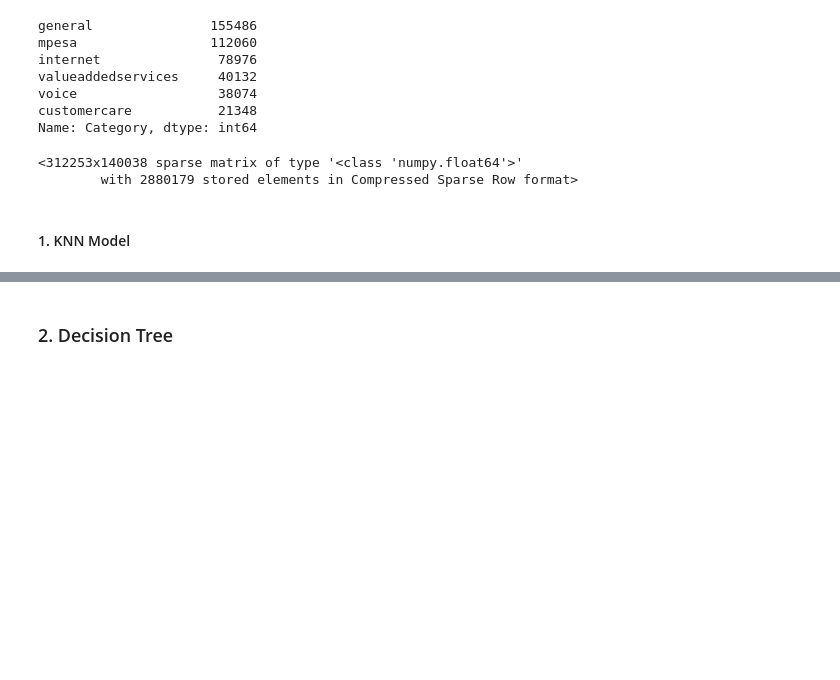
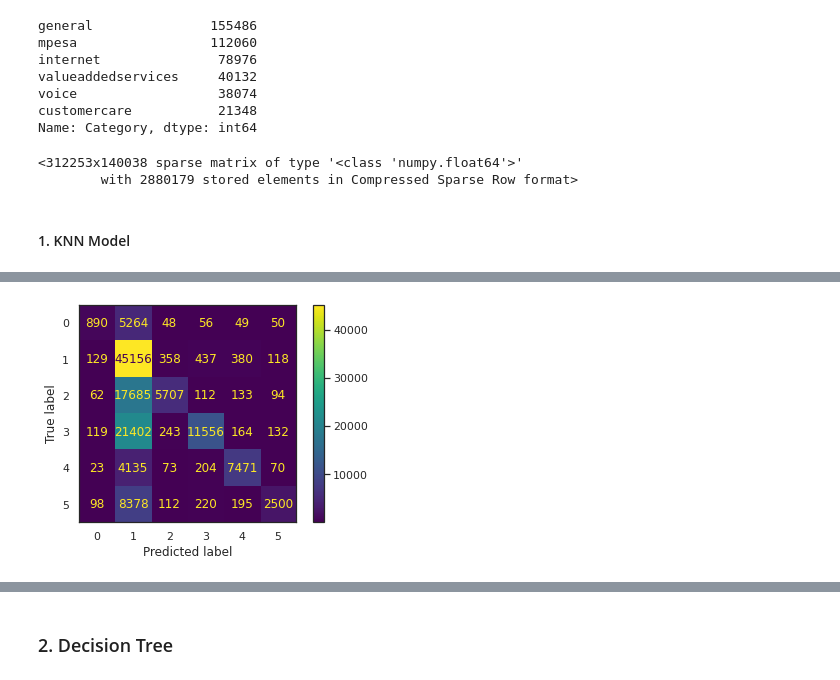
Before and after one commit to faithmaks/socialmedia-customer-service, a Jupyter notebook: Tweets_API.ipynb, the cells around one changed output, grey strips where cells are left out. Cells and saved outputs as stored; diff of their text form; code cells hidden in the pictures; blank space fills up the shorter version.

Commit message:
updating notebook with scores

```diff
--- a/Tweets_API.ipynb
+++ b/Tweets_API.ipynb
@@ -584,3 +582,8 @@ X_train
 # %% [output]
 <312253x140038 sparse matrix of type '<class 'numpy.float64'>'
         with 2880179 stored elements in Compressed Sparse Row format>
+# %%
+label_encoder=LabelEncoder()
+label_encoder.fit(y)
+y=label_encoder.transform(y)
+classes=label_encoder.classes_
@@ -587,26 +664,2 @@ X_train
 # %% [markdown]
 #### 1. KNN Model
-# %%
-X= df['Clean_Tweets']
-y= df["cat_num"]
-# Splitting the values to train and test sets
-X_train, X_test, y_train, y_test = train_test_split(X, y, random_state= 42, test_size= 0.3)
-
-#vectorize X_TRAIN AND X_TEST using tfidf vectorizer
-tfidf= TfidfVectorizer()
-X_train = tfidf.fit_transform(X_train)
-X_test = tfidf.transform(X_test)
-X_train
-
-clf= KNeighborsClassifier()
-clf.fit(X_train, y_train)
-# making predictions
-y_pred = clf.predict(X_test)
-
-ac= clf.score(X_test, y_test)
-print(f'This model has an accuracy of {ac*100}%')
-
-# getting the scores for the model
-print(classification_report(y_test, y_pred))
-
-# plotting a confusion marrix
@@ -641,0 +666,6 @@ plot_confusion_matrix(cm)
+# %%
+knn= KNeighborsClassifier()
+Knn = classification_model(knn, X_train, y_train, X_test, y_test)
+# %%
+fit_n_report = Knn.fit_and_predict()
+fit_n_report
@@ -641,0 +685,5 @@ plot_confusion_matrix(cm)
+# %%
+conf_matrix = Knn.confusion_matrix()
+conf_matrix
+# %% [output]
+[figure, added]
```
Also changed, not shown: parts of 62 cells of this notebook.
